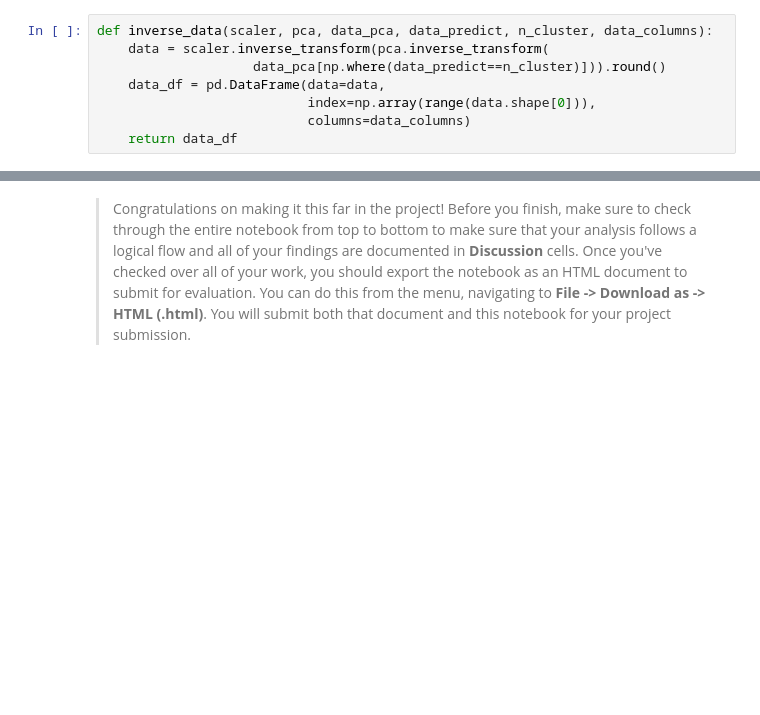
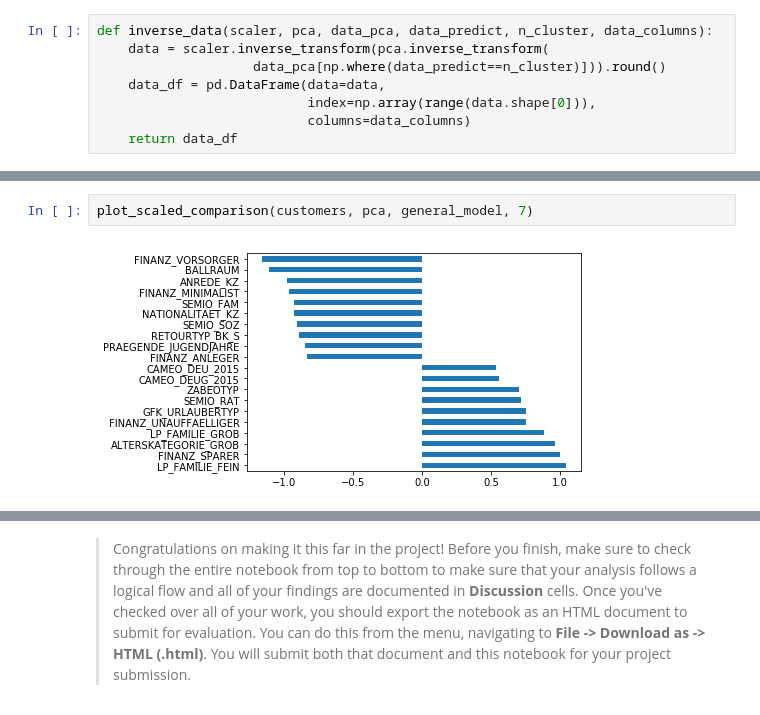
Before and after one commit to jackiedepp/data-scientist-nanodegree, a Jupyter notebook: unsupervised-learning/identify_customer_segments/Identify_Customer_Segments.ipynb, the cells around one changed output, grey strips where cells are left out. Cells and saved outputs as stored; diff of their text form; blank space fills up the shorter version.

```diff
--- a/unsupervised-learning/identify_customer_segments/Identify_Customer_Segments.ipynb
+++ b/unsupervised-learning/identify_customer_segments/Identify_Customer_Segments.ipynb
@@ -968,3 +971,7 @@ plot_scaled_comparison(customers, customers_clean_pca, kmeans, 6)
+# %%
+plot_scaled_comparison(customers, pca, general_model, 7)
+# %% [output]
+[figure, added]
 # %% [markdown]
 ### Discussion 3.3: Compare Customer Data to Demographics Data
 
```
Also changed, not shown: parts of 32 cells of this notebook, 1 other file.
